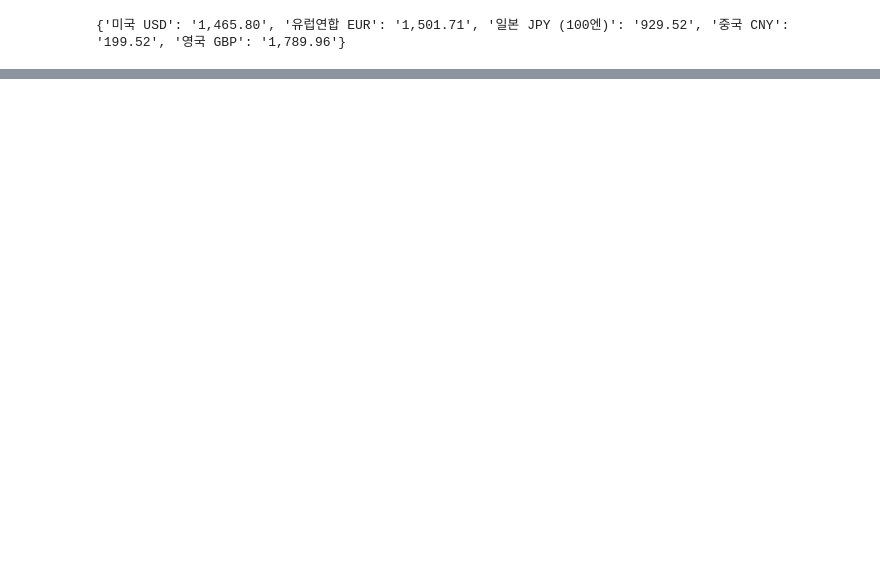
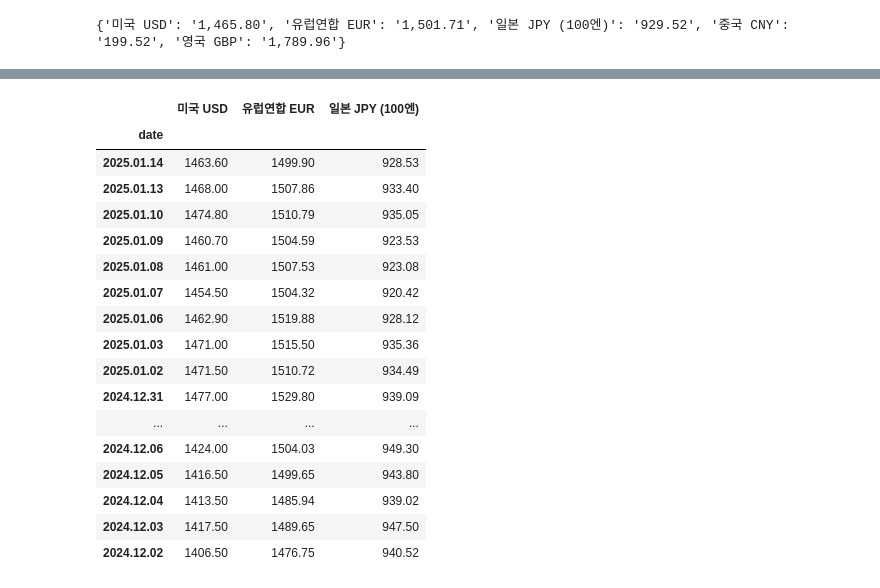
Before and after one commit to sunshinej01/E-nnoms_project, a Jupyter notebook: currency_crawling.ipynb, the cells around one changed output, grey strips where cells are left out. Drawn from its saved outputs; the diff is of its cells as text; code cells hidden in the pictures; blank space fills up the shorter version.

Commit message:
merge용 commit update

```diff
--- a/currency_crawling.ipynb
+++ b/currency_crawling.ipynb
@@ -69,0 +212,86 @@ print(currency)
+# %%
+import requests
+import pandas as pd
+from bs4 import BeautifulSoup
+
+def merge_dataframes(*dataframes):
+    # 모든 DataFrame을 병합하여 하나의 DataFrame으로 반환
+    return pd.concat(dataframes, axis=1)
+
+def collect_exchange_rates(tab, pg_num, name):
+    rates = {}
+    for pg in range(pg_num):  # 기본 페이지에서는 지정된 수만큼 데이터를 크롤링
+        # url 설정
+        url = f"https://finance.naver.com/marketindex/exchangeDailyQuote.naver?marketindexCd=FX_{tab}KRW&page={pg+1}"
+
+        # response get
+        response = requests.get(url)
+        soup = BeautifulSoup(response.text, 'html.parser')
+
+        # 날짜별 환율 크롤링
+        date_rows = soup.select('tbody tr')
+
+        for row in date_rows:
+            date = row.select_one('td.date').text.strip()
+            num = row.select_one('td.num').text.strip().replace(',', '')
+            rates[date] = num
+
+    # DataFrame 생성
+    df = pd.DataFrame(list(rates.items()), columns=['date', name])
+    df.set_index('date', inplace=True)
+
+    return df  # DataFrame을 반환
+
+def get_final_exchange_rates(currency_list, names, pg_num):
+    dataframes = []
+    for tab, name in zip(currency_list, names):
+        df = collect_exchange_rates(tab, pg_num, name)
+        dataframes.append(df)
+
+    # merge_dataframes로 최종 DataFrame 생성
+    final_exchange_df = merge_dataframes(*dataframes)
+    return final_exchange_df  # 최종 DataFrame 반환
+
+def get_individual_rates(currency, pg_num):
+    # currency_list에서 선택한 한 가지 항목에 대해 환율 데이터를 수집
+    name = currency  # 통화 이름을 currency로 설정
+    df = collect_exchange_rates(currency, pg_num, name)
+    return df  # 개별 DataFrame 반환
+
+# 사용 예시
+pg_num = 3
+names = [
+    '미국 USD', '유럽연합 EUR', '일본 JPY (100엔)'
+]
+currency_list = [
+    "USD", "EUR", "JPY"
+]
+
+# 최종 환율 DataFrame을 가져오기
+final_exchange_df = get_final_exchange_rates(currency_list, names, pg_num)
+
+# 개별 환율 데이터 가져오기 예시
+individual_currency = "USD"
+individual_pg_num = 2
+individual_rates_df = get_individual_rates(individual_currency, individual_pg_num)
+
+final_exchange_df
+# %% [output]
+|  | 미국 USD | 유럽연합 EUR | 일본 JPY (100엔) |
+| date |  |  |  |
+| 2025.01.14 | 1463.60 | 1499.90 | 928.53 |
+| 2025.01.13 | 1468.00 | 1507.86 | 933.40 |
+| 2025.01.10 | 1474.80 | 1510.79 | 935.05 |
+| 2025.01.09 | 1460.70 | 1504.59 | 923.53 |
+| 2025.01.08 | 1461.00 | 1507.53 | 923.08 |
+| 2025.01.07 | 1454.50 | 1504.32 | 920.42 |
+| 2025.01.06 | 1462.90 | 1519.88 | 928.12 |
+| 2025.01.03 | 1471.00 | 1515.50 | 935.36 |
+| 2025.01.02 | 1471.50 | 1510.72 | 934.49 |
+| 2024.12.31 | 1477.00 | 1529.80 | 939.09 |
+| ... | ... | ... | ... |
+| 2024.12.06 | 1424.00 | 1504.03 | 949.30 |
+| 2024.12.05 | 1416.50 | 1499.65 | 943.80 |
+| 2024.12.04 | 1413.50 | 1485.94 | 939.02 |
+| 2024.12.03 | 1417.50 | 1489.65 | 947.50 |
+| 2024.12.02 | 1406.50 | 1476.75 | 940.52 |
```
Also changed, not shown: parts of 5 cells of this notebook.
